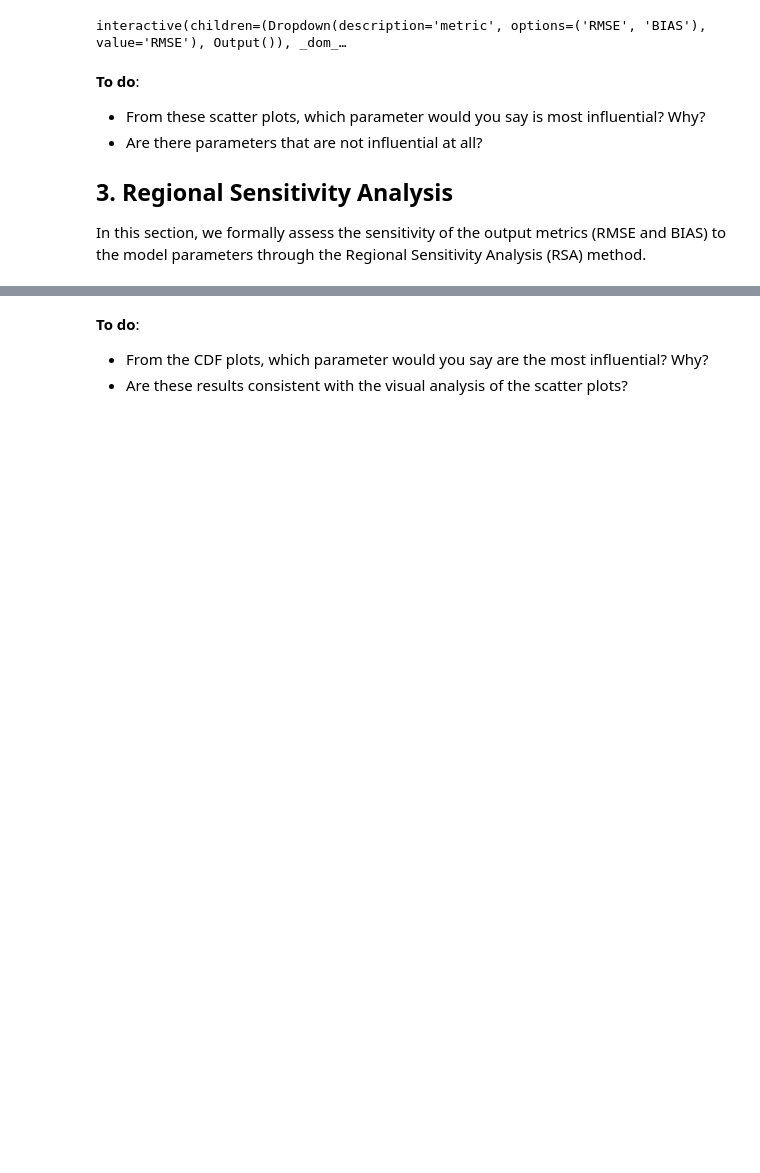
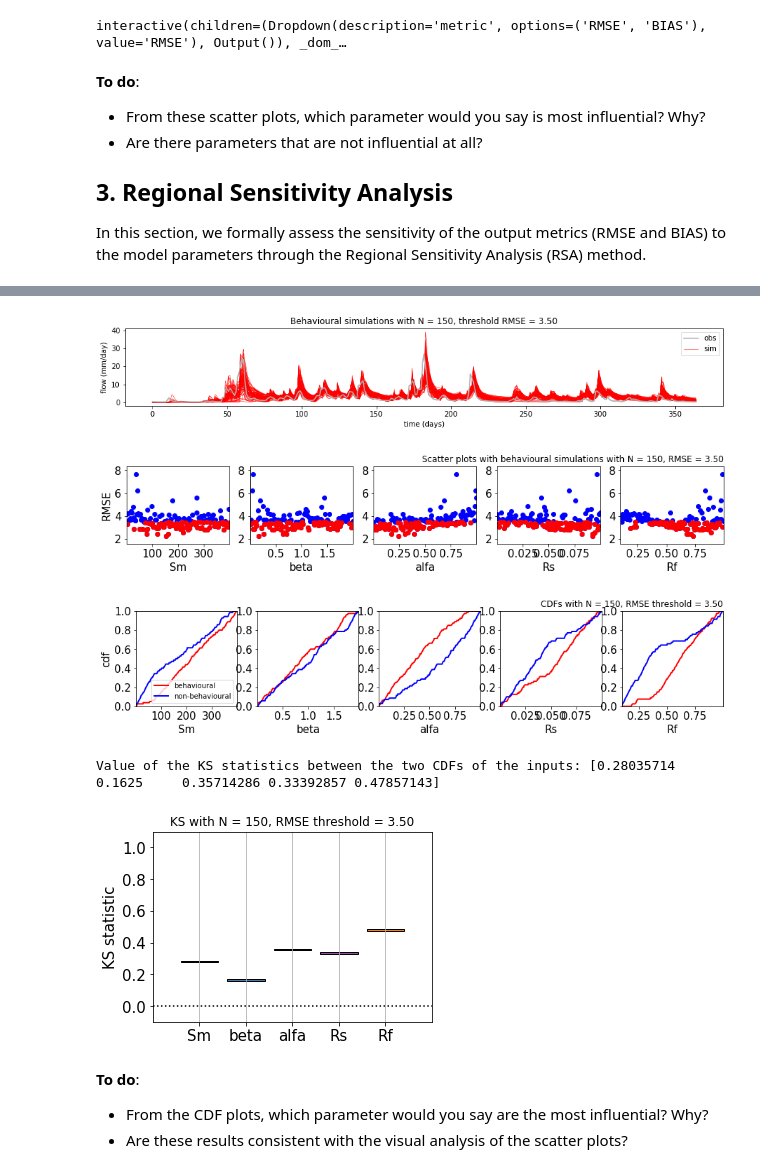
Before and after one commit to AndresPenuela/GSA-workshop, a Jupyter notebook: GSA_workflow_tutorial.ipynb, the cells around one changed output, grey strips where cells are left out. Drawn from its saved outputs; the diff is of its cells as text; code cells hidden in the pictures; blank space fills up the shorter version.

```diff
--- a/GSA_workflow_tutorial.ipynb
+++ b/GSA_workflow_tutorial.ipynb
@@ -417,3 +320,80 @@ RSA_function(metric = 'RMSE', threshold = 3.5)
+# %%
+def RSA_function(metric = 'RMSE',threshold = 3.5):
+
+    # Select the index of the output of interest:
+    if metric == 'RMSE':
+        i = 0
+    elif metric == 'BIAS': # for BIAS threshold higher than 2.5 you get an error
+        i = 1
+
+    # Extract output of interest:
+    Y = YY[:, i]
+
+    # Check that there are values below the threshold, otherwise plot a warning message
+    if np.all(np.logical_not(Y<threshold)):
+        print('Cannot find any output value below the threshold! Try increasing the threshold value')
+
+    # Check that there are value above the threshold, otherwise plot a warning message
+    elif np.all(Y<threshold):
+        print('Cannot find any output value above the threshold! Try reducing the threshold value')
+
+    # Perform RSA if there are values both below and above the threshold:
+    else:
+        Y_Label = metric
+
+        # Use the function RSA_indices_thres to split into behavioural (Y<threshold)
+        # and non-behavioural (Y>threshold) sample:
+        mvd, _, _, idxb = RSA_tr.RSA_indices_thres(X, Y, threshold)
+        # To learn what the function 'RSA_indices_thres' does, type:
+        # help(RSA_tr.RSA_indices_thres)
+        # idxb: indices of behavioural samples
+
+        # Plot behavioural MC simulations:
+        QQb = QQ[idxb, :]
+        plt.figure(figsize=[15,2])
+        plt.plot(flow, color=[0.7, 0.7, 0.7]) # plot for legend
+        plt.plot(np.transpose(QQb), 'r', linewidth = 0.5);
+        plt.plot(flow, color=[0.7, 0.7, 0.7])
+        plt.ylabel('flow (mm/day)'); plt.xlabel('time (days)')
+        plt.legend(['obs', 'sim'])
+        plt.title("Behavioural simulations with N = %d" % N + ', threshold ' + Y_Label + ' = %2.2f' % threshold)
+        plt.show()
+
+        # Replot the results with the function `scatter_plots` highlighting the
+        # behavioural parameterizations:
+        plt.figure(figsize=[15,2])
+        pf.scatter_plots(X, Y, Y_Label=Y_Label, X_Labels=X_Labels, idx=idxb)
+        plt.title("Scatter plots with behavioural simulations with N = %d" % N + ', ' + Y_Label  + " = %2.2f" % threshold, \
+                  loc='right')
+        plt.show()
+        # (red = behavioural, blue = non-behavioural)
+
+        # Plot CDFs of behavioural and non-behavioural input samples: (HOW CAN WE CHANGE THE SIZE OF THIS FIGURE?)
+        fig_cdfs = RSA_tr.RSA_plot_thres(X, idxb, X_Labels=X_Labels)
+        plt.title("CDFs with N = %d" % N + ', ' + Y_Label + " threshold = %2.2f" % threshold, loc='right')
+        hfig_cdfs = plt.gcf() # get figure handle
+        hfig_cdfs.set_size_inches(15, 2.5) # set width and height
+        plt.show()
+
+        # Check the value of KS statistic, i.e. the maximum vertical distance between the two
+        # CDFs of the inputs:
+        print('Value of the KS statistics between the two CDFs of the inputs: ' + str(mvd))
+
+        # Plot the KS statistic:
+        plt.figure(figsize=[5,2])
+        pf.boxplot1(mvd, X_Labels=X_Labels, Y_Label='KS statistic')
+        plt.title("KS with N = %d" % N + ', ' + Y_Label + " threshold = %2.2f" % threshold)
+        hfig_box = plt.gcf() # get figure handle
+        hfig_box.set_size_inches(5, 3.5) # set width and height
+        plt.show()
+
+RSA_function(metric = 'RMSE', threshold = 3.5)
+# %% [output]
+[figure, added]
+[figure, added]
+[figure, added]
+Value of the KS statistics between the two CDFs of the inputs: [0.28035714 0.1625     0.35714286 0.33392857 0.47857143]
+[figure, added]
 # %% [markdown]
 **To do**:
 - From the CDF plots, which parameter would you say are the most influential? Why?
```
Also changed, not shown: parts of 19 cells of this notebook.
